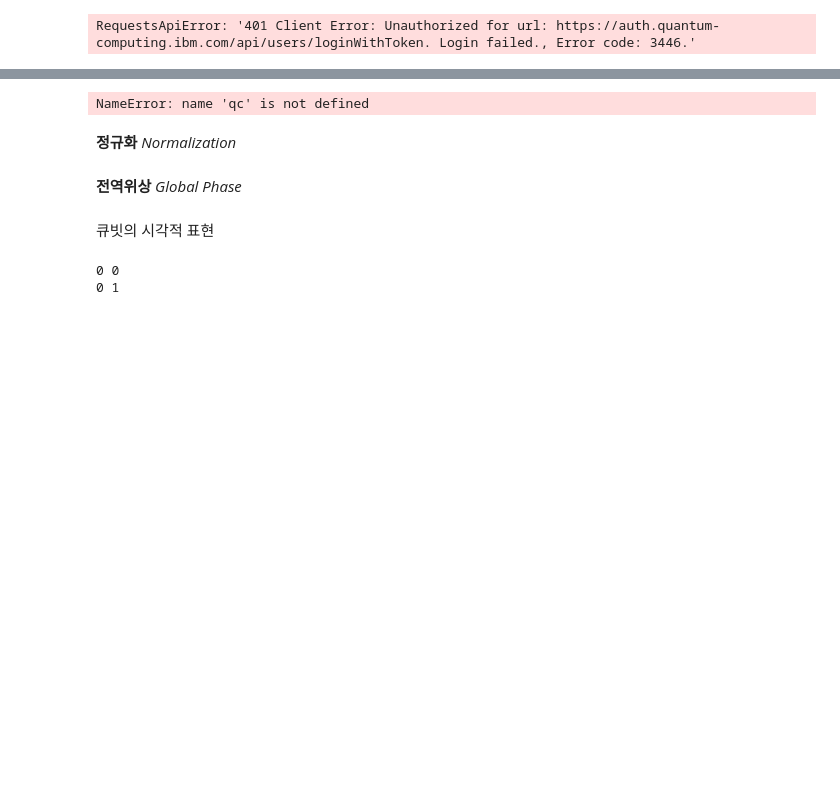
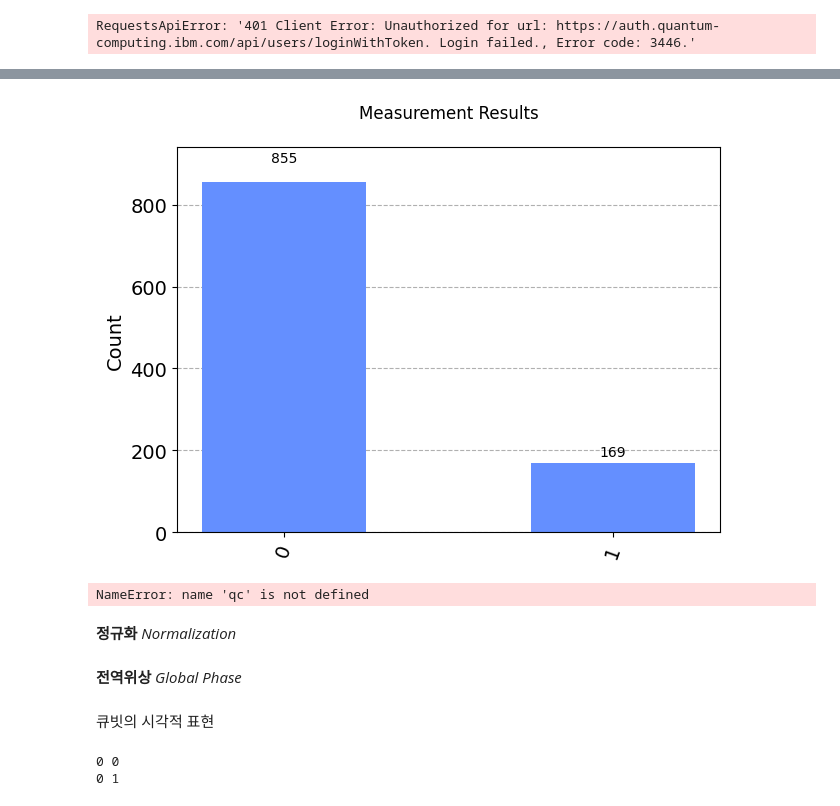
Before and after one commit to mkbahk/QuantumComputing, a Jupyter notebook: 양자회로Visualization방법들_20240412.ipynb, the cells around one changed output, grey strips where cells are left out. Cells and saved outputs as stored; diff of their text form; code cells hidden in the pictures; blank space fills up the shorter version.

```diff
--- a/양자회로Visualization방법들_20240412.ipynb
+++ b/양자회로Visualization방법들_20240412.ipynb
@@ -91,0 +98,4 @@ plot_histogram(data=counts)
+# %%
+plot_histogram(data=counts, title="Measurement Results\n" )
+# %% [output]
+[figure, added]
```
Also changed, not shown: parts of 5 cells of this notebook.
